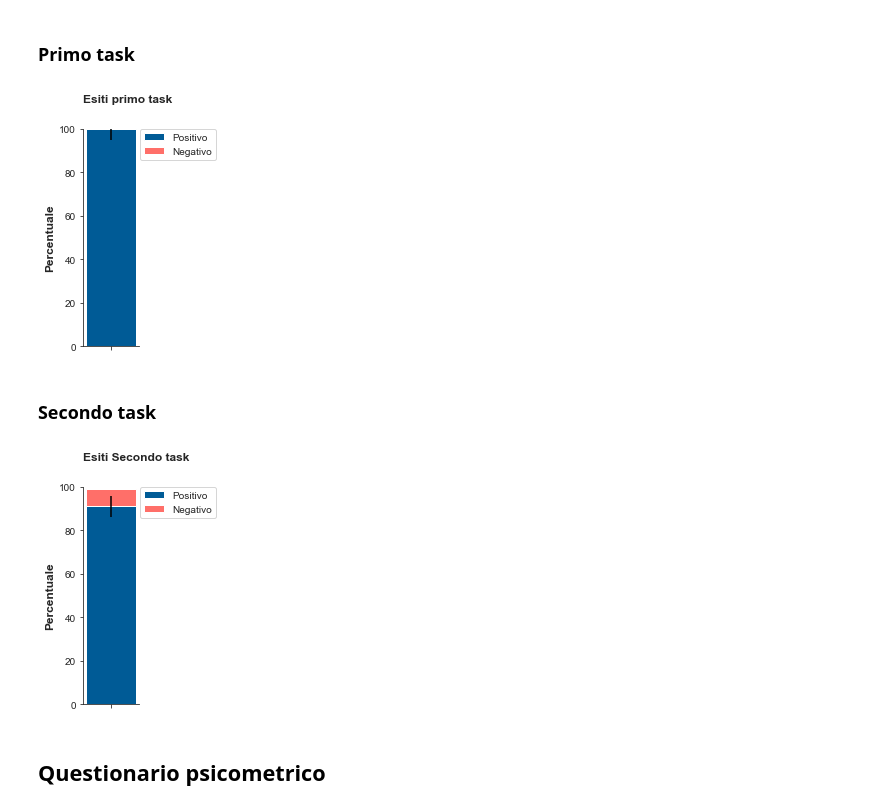
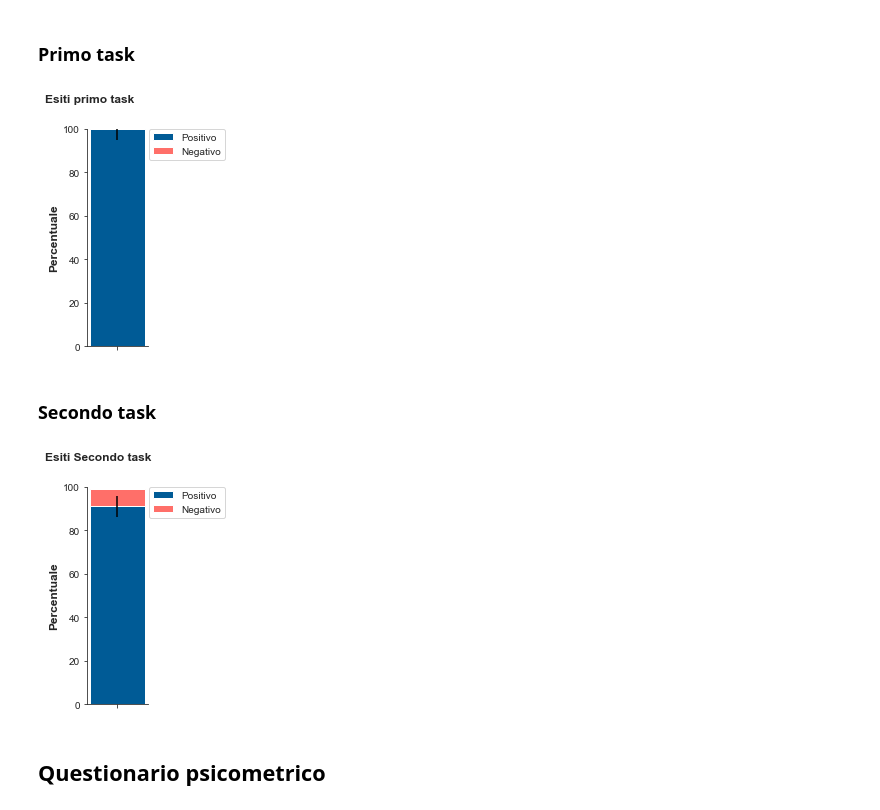
Before and after one commit to giocoal/air-quality-milano-interactive-data-visualization-tableau, a Jupyter notebook: Valutazione_qualitá/Data_Visualization_21_22_valutazione_qualita.ipynb, the cells around one changed output. Saved outputs shown, nothing was run; the diff lists cells and outputs as text; code cells hidden in the pictures.

```diff
--- a/Valutazione_qualitá/Data_Visualization_21_22_valutazione_qualita.ipynb
+++ b/Valutazione_qualitá/Data_Visualization_21_22_valutazione_qualita.ipynb
@@ -146,7 +146,7 @@ sns.set_style('ticks')
 
 fig, ax = plt.subplots()
 fig.set_figheight(4)
-fig.set_figwidth(1)
+fig.set_figwidth(1.1)
 plt.ylim(0, 100)
 
 
@@ -159,36 +159,36 @@ ax.bar('Primo task',\
        label='Positivo',\
       )
 ax.bar('Primo task',\
        percent_dom_1[1],\
        color = '#ff6f69',\
        bottom=percent_dom_1[0],\
        label='Negativo',\
       )
 
 #legenda e label
 ax.set_ylabel('Percentuale', size=12, weight="bold")
 ax.legend(bbox_to_anchor=(1.02, 1), loc='upper left', borderaxespad=0)
 
 #sistemo assi
 ax.set(xticklabels=[])
 sns.despine()
 
 
 #Inserimento del titolo
 titolo = "Esiti primo task"
 fig.suptitle(
     titolo,
-    x = 0.125,
+    x = -0.4,
     y = 1,
     ha="left",
     fontsize=12,
     weight="bold",
     wrap = True
 )
 
-fig.savefig("ut_bar_primo.png", dpi=300, bbox_inches='tight')
+fig.savefig("ut_bar_primo.png", dpi=150, bbox_inches='tight')
 # %% [output]
-[figure, old version]
+[figure, new version]
 # %% [markdown]
 ### Secondo task
 # %%
@@ -196,7 +196,7 @@ sns.set_style('ticks')
 
 fig, ax = plt.subplots()
 fig.set_figheight(4)
-fig.set_figwidth(1)
+fig.set_figwidth(1.1)
 plt.ylim(0, 100)
 
 
@@ -228,7 +228,7 @@ sns.despine()
 titolo = "Esiti Secondo task"
 fig.suptitle(
     titolo,
-    x = 0.125,
+    x = -0.4,
     y = 1,
     ha="left",
     fontsize=12,
@@ -236,9 +236,9 @@ fig.suptitle(
     wrap = True
 )
 
-fig.savefig("ut_bar_secondo.png", dpi=300, bbox_inches='tight')
+fig.savefig("ut_bar_secondo.png", dpi=150, bbox_inches='tight')
 # %% [output]
-[figure, old version]
+[figure, new version]
 # %% [markdown]
 ## Questionario psicometrico
 # %%
```
Also changed, not shown: parts of 5 cells of this notebook, 8 other files.
